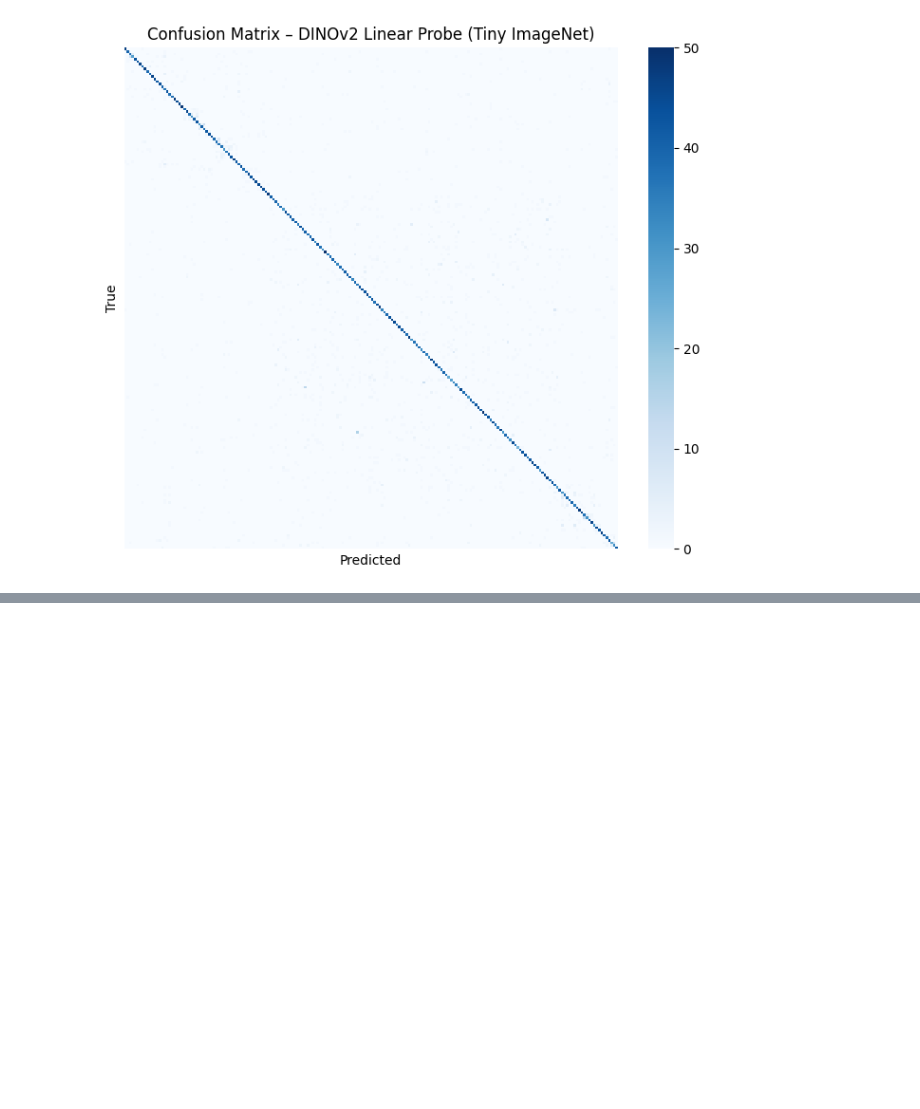
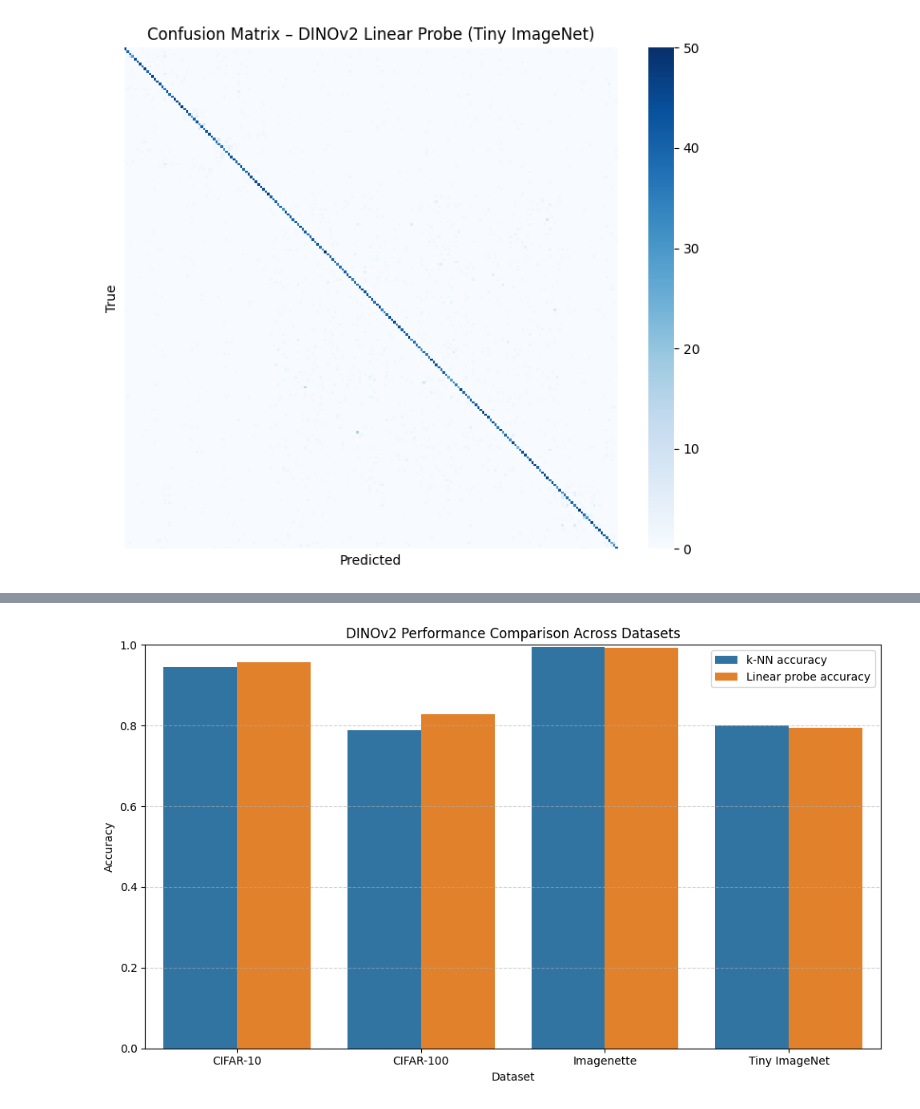
Before and after one commit to Florijan03/Diplomski-projekt, a Jupyter notebook: DinoV2.ipynb, the cells around one changed output, grey strips where cells are left out. Saved outputs shown, nothing was run; the diff lists cells and outputs as text; code cells hidden in the pictures; blank space fills up the shorter version.

```diff
--- a/DinoV2.ipynb
+++ b/DinoV2.ipynb
@@ -695,0 +698,15 @@ plt.show()
+# %%
+import pandas as pd
+import matplotlib.pyplot as plt
+import seaborn as sns
+
+# Rezultati (unesi svoje finalne brojke)
+results = {
+    "Dataset": ["CIFAR-10", "CIFAR-100", "Imagenette", "Tiny ImageNet"],
+    "Num classes": [10, 100, 10, 200],
+    "k-NN accuracy": [0.9448, 0.7894, 0.9954, 0.8005],
+    "Linear probe accuracy": [0.9571, 0.8285, 0.9933, 0.7953]
+}
+
+df = pd.DataFrame(results)
+df
@@ -695,0 +719,26 @@ plt.show()
+# %%
+df_melt = df.melt(
+    id_vars=["Dataset"],
+    value_vars=["k-NN accuracy", "Linear probe accuracy"],
+    var_name="Method",
+    value_name="Accuracy"
+)
+
+plt.figure(figsize=(10, 6))
+sns.barplot(
+    data=df_melt,
+    x="Dataset",
+    y="Accuracy",
+    hue="Method"
+)
+
+plt.ylim(0, 1.0)
+plt.title("DINOv2 Performance Comparison Across Datasets")
+plt.ylabel("Accuracy")
+plt.xlabel("Dataset")
+plt.legend(title="")
+plt.grid(axis="y", linestyle="--", alpha=0.6)
+plt.tight_layout()
+plt.show()
+# %% [output]
+[figure, added]
```
Also changed, not shown: parts of 2 cells of this notebook.
